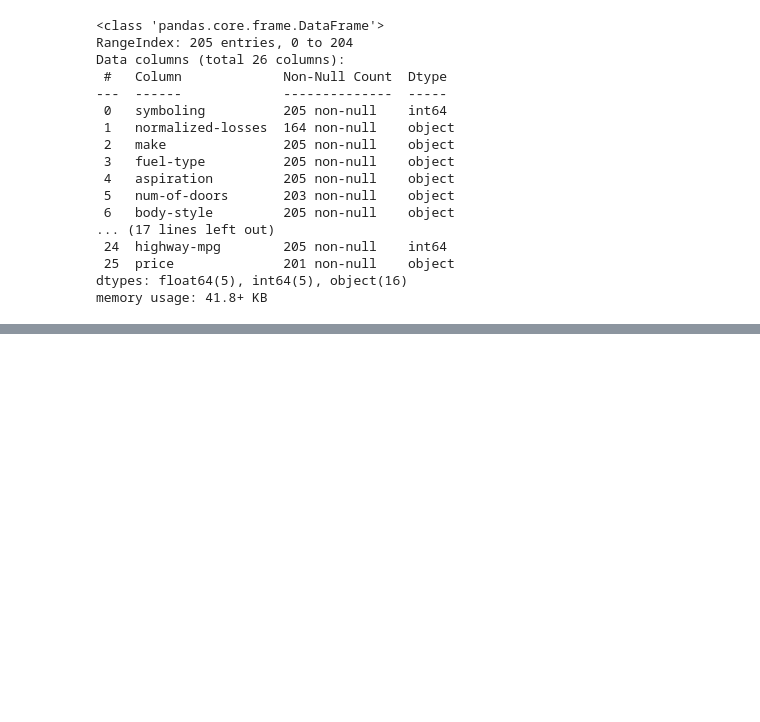
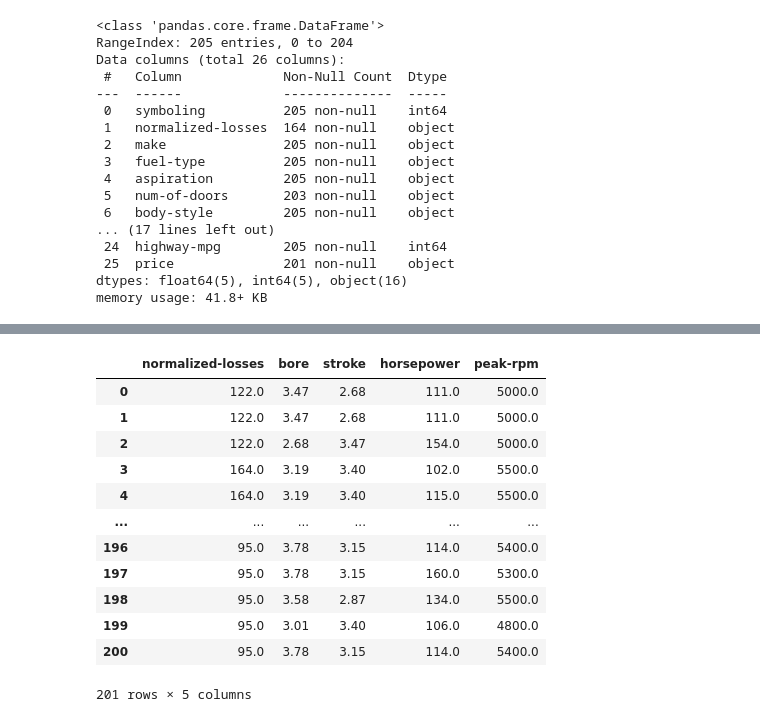
Before and after one commit to aparna-2001/computational_math_toolkit, a Jupyter notebook: Preprocessing_data_scikit.ipynb, the cells around one changed output, grey strips where cells are left out. Saved outputs shown, nothing was run; the diff lists cells and outputs as text; code cells hidden in the pictures; blank space fills up the shorter version.

```diff
--- a/Preprocessing_data_scikit.ipynb
+++ b/Preprocessing_data_scikit.ipynb
@@ -124,0 +157,18 @@ memory usage: 41.0+ KB
+# %%
+
+ls = ['normalized-losses','bore','stroke','horsepower','peak-rpm']
+df[ls].astype('float')
+# %% [output]
+|  | normalized-losses | bore | stroke | horsepower | peak-rpm |
+| 0 | 122.0 | 3.47 | 2.68 | 111.0 | 5000.0 |
+| 1 | 122.0 | 3.47 | 2.68 | 111.0 | 5000.0 |
+| 2 | 122.0 | 2.68 | 3.47 | 154.0 | 5000.0 |
+| 3 | 164.0 | 3.19 | 3.40 | 102.0 | 5500.0 |
+| 4 | 164.0 | 3.19 | 3.40 | 115.0 | 5500.0 |
+| ... | ... | ... | ... | ... | ... |
+| 196 | 95.0 | 3.78 | 3.15 | 114.0 | 5400.0 |
+| 197 | 95.0 | 3.78 | 3.15 | 160.0 | 5300.0 |
+| 198 | 95.0 | 3.58 | 2.87 | 134.0 | 5500.0 |
+| 199 | 95.0 | 3.01 | 3.40 | 106.0 | 4800.0 |
+| 200 | 95.0 | 3.78 | 3.15 | 114.0 | 5400.0 |
+201 rows × 5 columns
```
Also changed, not shown: parts of 17 cells of this notebook.
